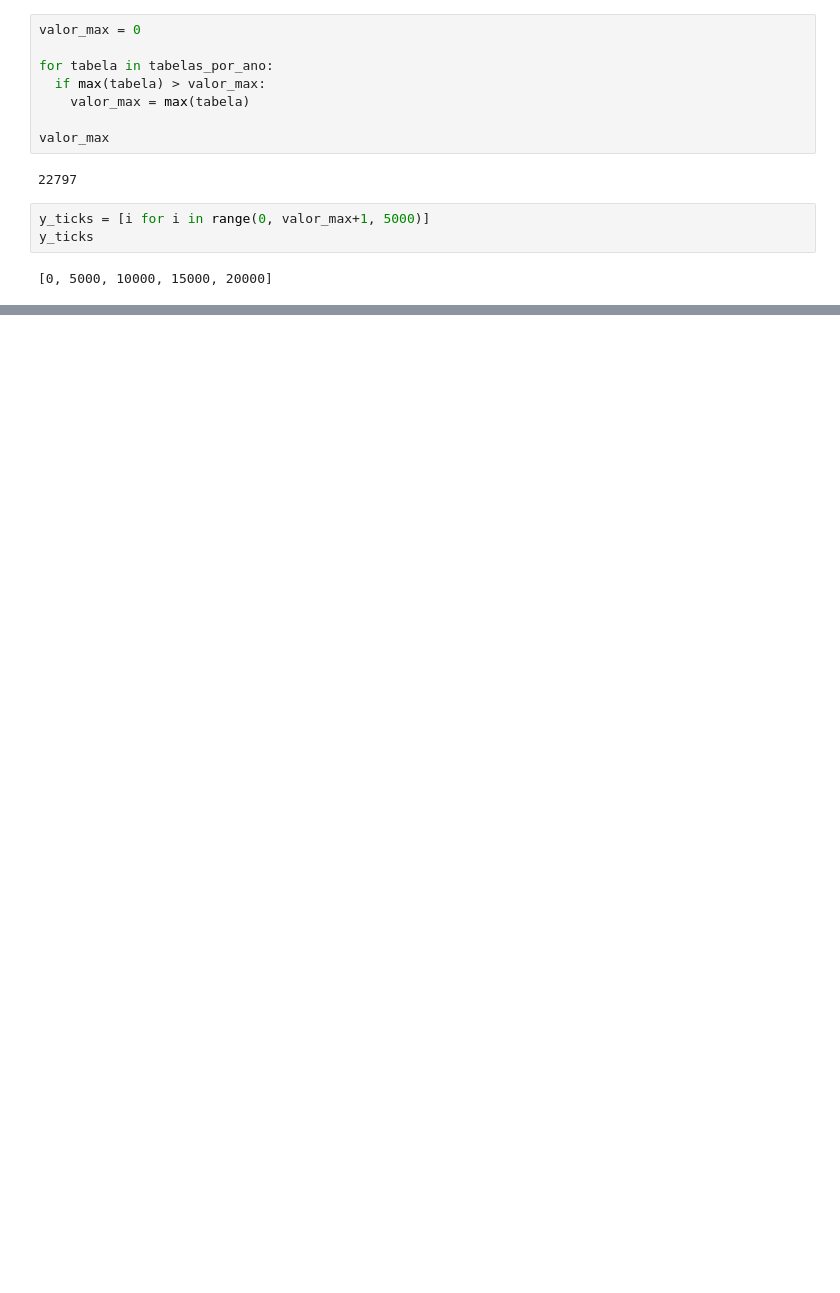
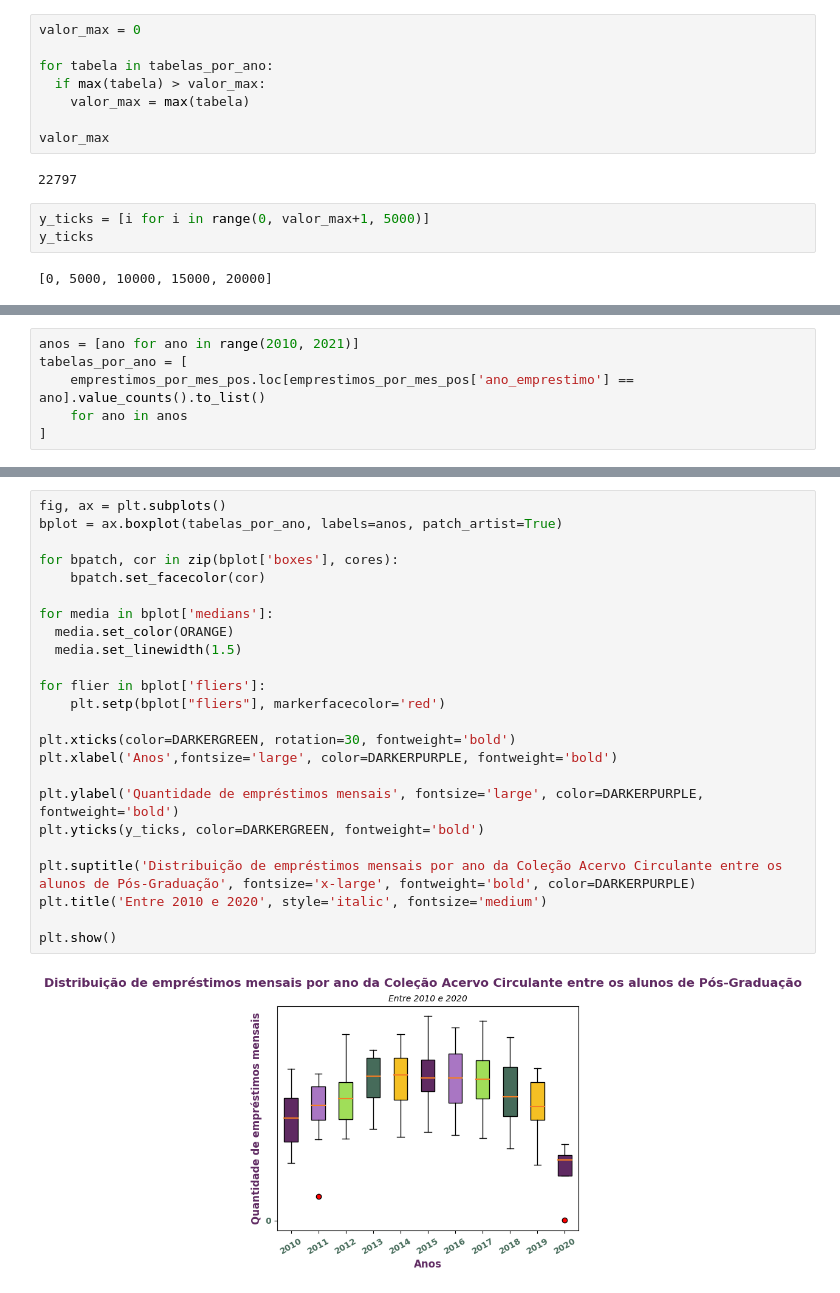
Before and after one commit to ayssag/7DaysOfCodePandas, a Jupyter notebook: _7DaysOfCode.ipynb, the cells around one changed output, grey strips where cells are left out. Drawn from its saved outputs; the diff is of its cells as text; blank space fills up the shorter version.

```diff
--- a/_7DaysOfCode.ipynb
+++ b/_7DaysOfCode.ipynb
@@ -439,0 +485,6 @@ plt.show()
+# %%
+anos = [ano for ano in range(2010, 2021)]
+tabelas_por_ano = [
+    emprestimos_por_mes_pos.loc[emprestimos_por_mes_pos['ano_emprestimo'] == ano].value_counts().to_list()
+    for ano in anos
+]
@@ -439,0 +506,26 @@ plt.show()
+# %%
+fig, ax = plt.subplots()
+bplot = ax.boxplot(tabelas_por_ano, labels=anos, patch_artist=True)
+
+for bpatch, cor in zip(bplot['boxes'], cores):
+    bpatch.set_facecolor(cor)
+
+for media in bplot['medians']:
+  media.set_color(ORANGE)
+  media.set_linewidth(1.5)
+
+for flier in bplot['fliers']:
+    plt.setp(bplot["fliers"], markerfacecolor='red')
+
+plt.xticks(color=DARKERGREEN, rotation=30, fontweight='bold')
+plt.xlabel('Anos',fontsize='large', color=DARKERPURPLE, fontweight='bold')
+
+plt.ylabel('Quantidade de empréstimos mensais', fontsize='large', color=DARKERPURPLE, fontweight='bold')
+plt.yticks(y_ticks, color=DARKERGREEN, fontweight='bold')
+
+plt.suptitle('Distribuição de empréstimos mensais por ano da Coleção Acervo Circulante entre os alunos de Pós-Graduação', fontsize='x-large', fontweight='bold', color=DARKERPURPLE)
+plt.title('Entre 2010 e 2020', style='italic', fontsize='medium')
+
+plt.show()
+# %% [output]
+[figure, added]
```
Also changed, not shown: parts of 12 cells of this notebook.
